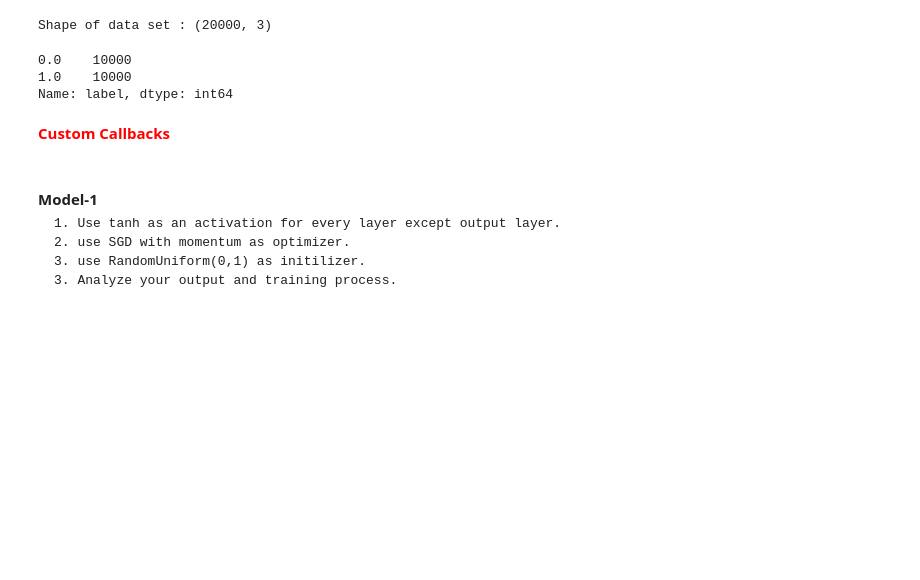
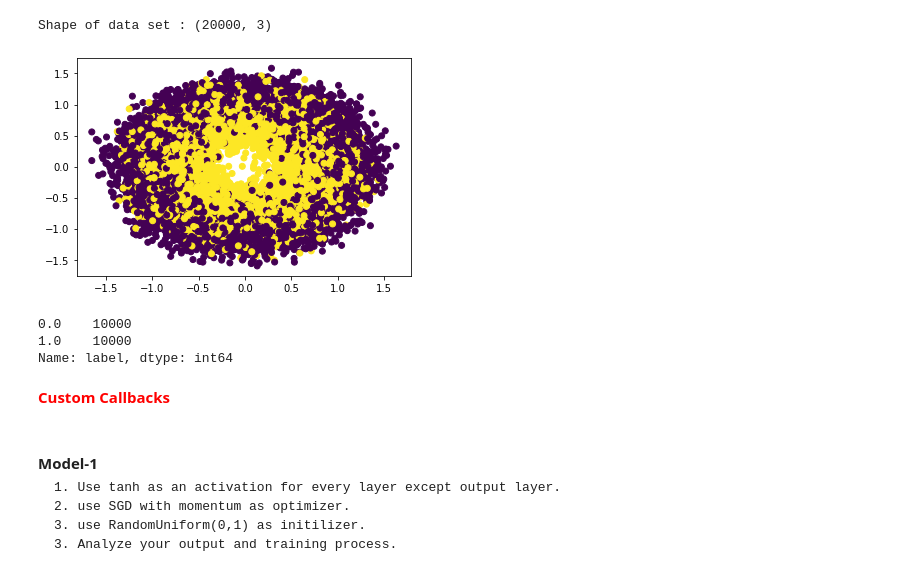
Before and after one commit to jishnukoliyadan/AAIC_Course_Works, a Jupyter notebook: 20_Working_with_Callbacks/20_Callbacks_Assignment.ipynb, the cells around one changed output. Cells and saved outputs as stored; diff of their text form; code cells hidden in the pictures; blank space fills up the shorter version.

```diff
--- a/20_Working_with_Callbacks/20_Callbacks_Assignment.ipynb
+++ b/20_Working_with_Callbacks/20_Callbacks_Assignment.ipynb
@@ -67,6 +72,13 @@ print(f'Shape of data set : {data.shape}')
 # pd.read_csv('data.csv').head()
 # %% [output]
 Shape of data set : (20000, 3)
+# %%
+# Let's visualize the data !
+
+plt.scatter('f1', 'f2', c = 'label', data = data)
+plt.show()
+# %% [output]
+[figure, added]
 # %%
 # Checking how the data is balanced !
 
```
Also changed, not shown: parts of 24 cells of this notebook.
